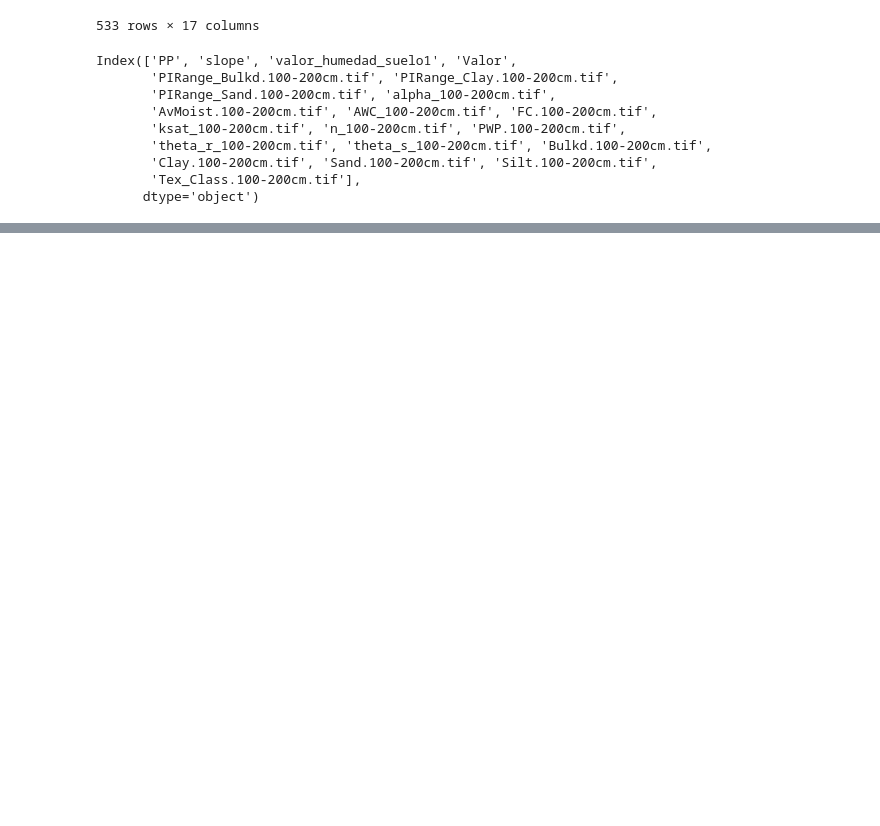
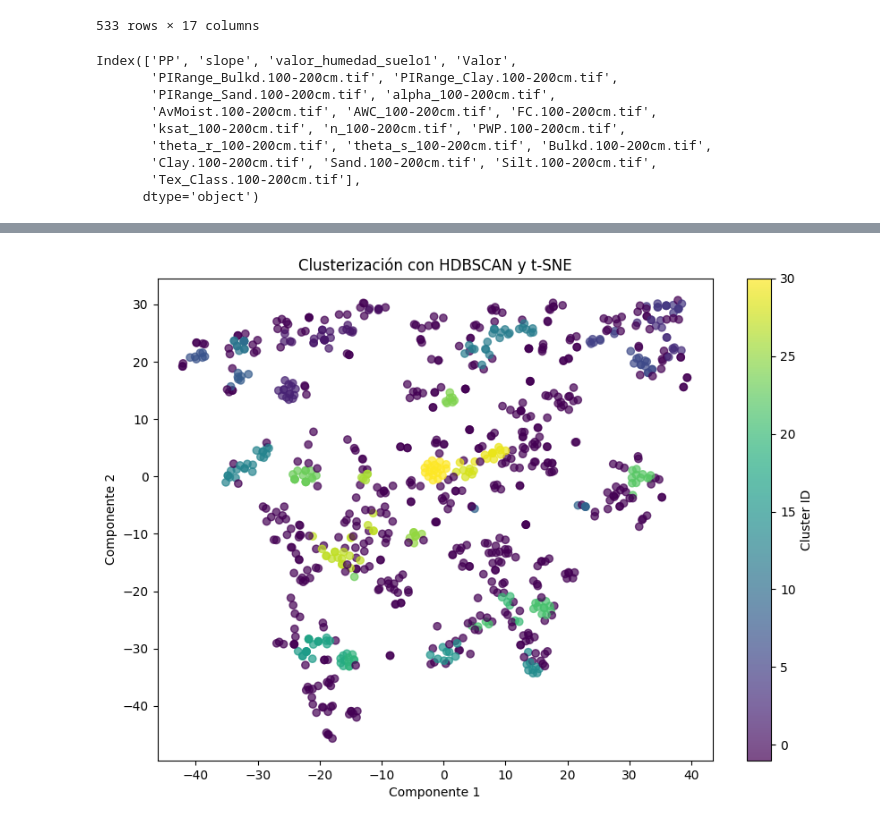
Before and after one commit to ManuelLabbe/script_geotiff_data_extraction, a Jupyter notebook: final_eda.ipynb, the cells around one changed output, grey strips where cells are left out. Cells and saved outputs as stored; diff of their text form; code cells hidden in the pictures; blank space fills up the shorter version.

```diff
--- a/final_eda.ipynb
+++ b/final_eda.ipynb
@@ -507,0 +700,2 @@ Precisión de 84.57446808510637
+# %%
+X_new = X_new.drop(columns='theta_s_100-200cm.tif')
@@ -507,0 +719,9 @@ Precisión de 84.57446808510637
+# %%
+import hdbscan
+df = pd.DataFrame()
+#X_new, data_y
+df = X_new
+scaler = StandardScaler()
+X_scaled = scaler.fit_transform(X_new)
+clusterer = hdbscan.HDBSCAN(min_cluster_size=5)
+df['cluster'] = clusterer.fit_predict(X_scaled)
@@ -507,0 +744,15 @@ Precisión de 84.57446808510637
+# %%
+from sklearn.manifold import TSNE
+tsne = TSNE(n_components=2, random_state=42)
+X_tsne = tsne.fit_transform(X_scaled)
+
+# Crear gráfico
+plt.figure(figsize=(10, 7))
+scatter = plt.scatter(X_tsne[:, 0], X_tsne[:, 1], c=df['cluster'], cmap='viridis', marker='o', alpha=0.7)
+plt.colorbar(scatter, label='Cluster ID')
+plt.title('Clusterización con HDBSCAN y t-SNE')
+plt.xlabel('Componente 1')
+plt.ylabel('Componente 2')
+plt.show()
+# %% [output]
+[figure, added]
```
Also changed, not shown: parts of 36 cells of this notebook, 1 other file.
